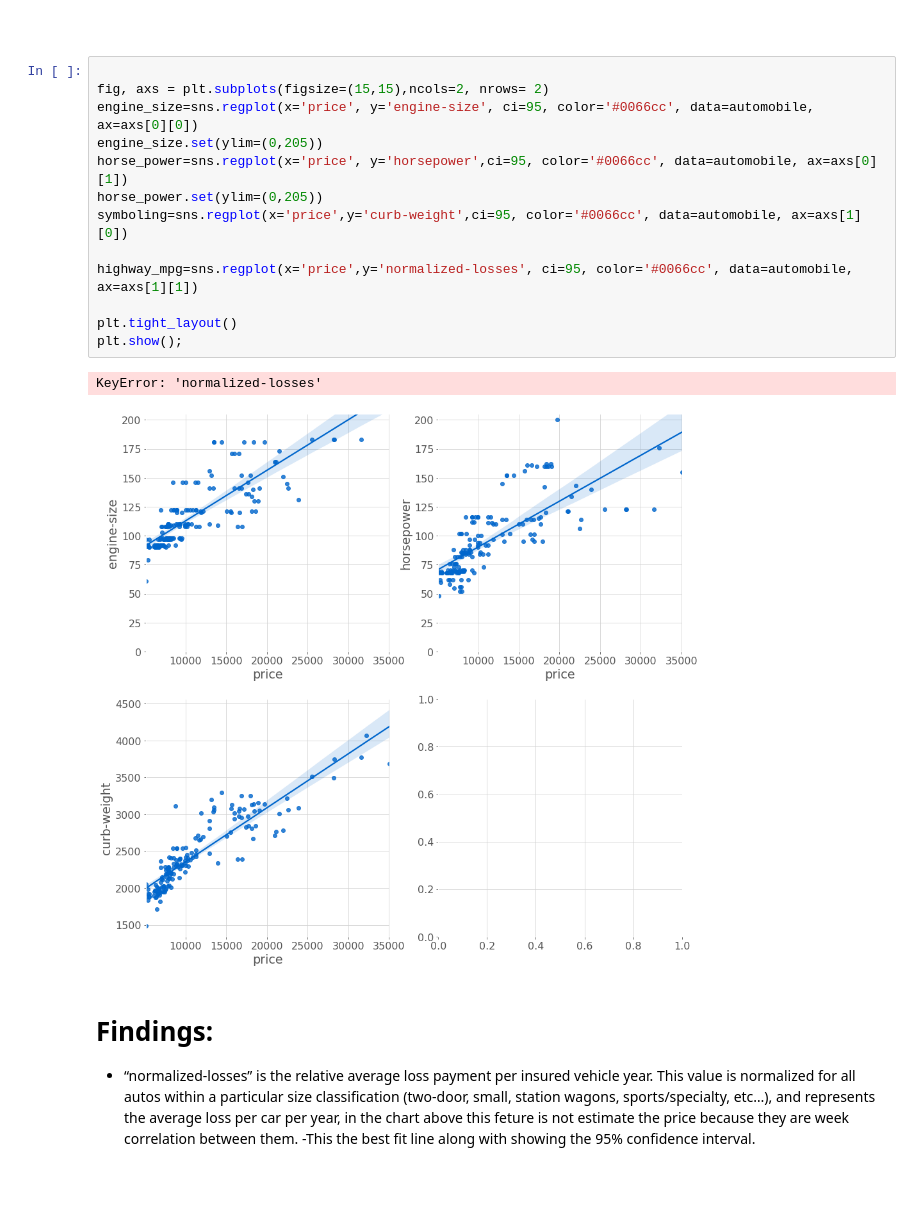
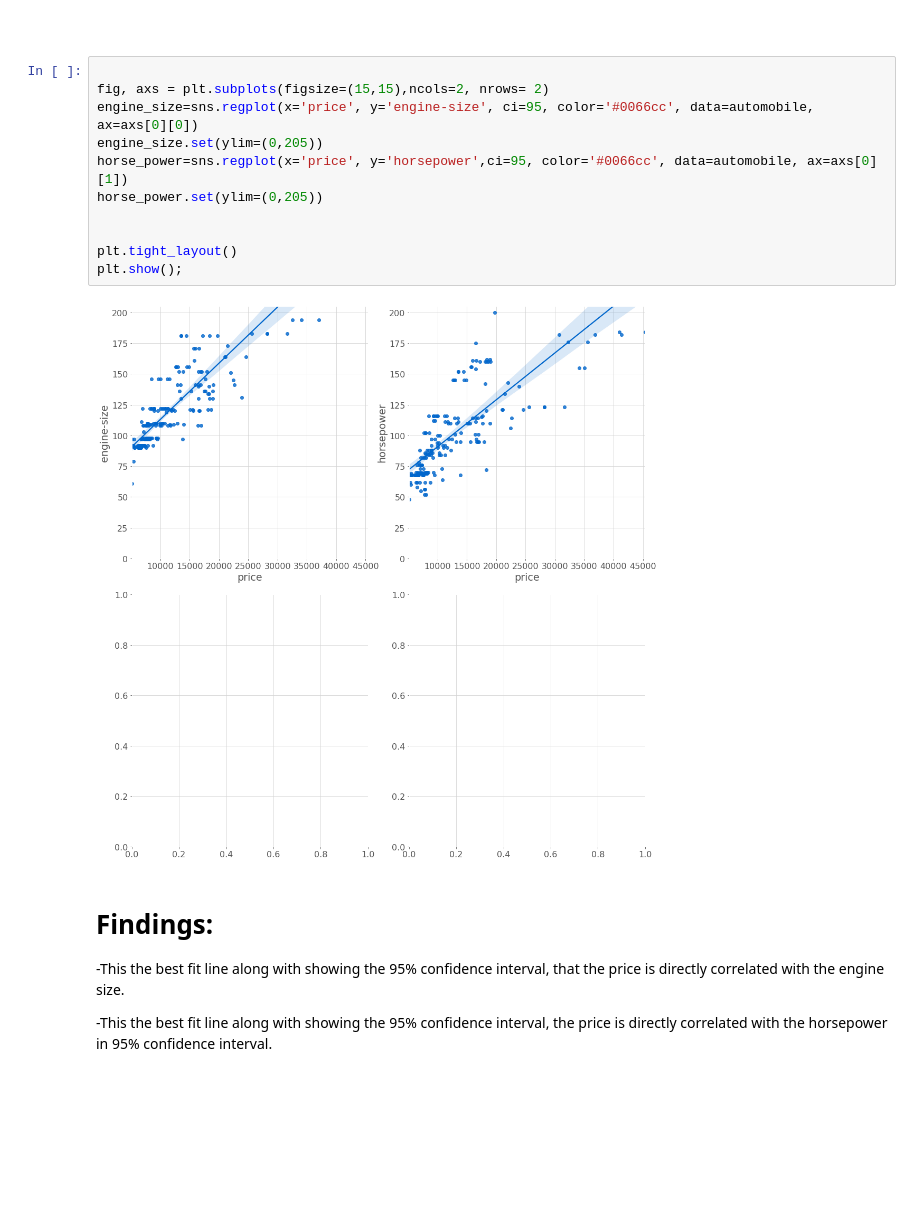
Before and after one commit to marwahfaraj/Automobile_Price_Prediction, a Jupyter notebook: unfinished_car.ipynb, the cells around one changed output. Saved outputs shown, nothing was run; the diff lists cells and outputs as text; blank space fills up the shorter version.

```diff
--- a/unfinished_car.ipynb
+++ b/unfinished_car.ipynb
@@ -493,23 +517,21 @@ sns.heatmap(automobile[['engine-size','curb-weight','num-of-cylinders','horsepow
 # %%
 
 fig, axs = plt.subplots(figsize=(15,15),ncols=2, nrows= 2)
 engine_size=sns.regplot(x='price', y='engine-size', ci=95, color='#0066cc', data=automobile, ax=axs[0][0])
 engine_size.set(ylim=(0,205))
 horse_power=sns.regplot(x='price', y='horsepower',ci=95, color='#0066cc', data=automobile, ax=axs[0][1])
 horse_power.set(ylim=(0,205))
-symboling=sns.regplot(x='price',y='curb-weight',ci=95, color='#0066cc', data=automobile, ax=axs[1][0])
 
-highway_mpg=sns.regplot(x='price',y='normalized-losses', ci=95, color='#0066cc', data=automobile, ax=axs[1][1])
 
 plt.tight_layout()
 plt.show();
 # %% [output]
-KeyError: 'normalized-losses'
-[figure, old version]
+[figure, new version]
 # %% [markdown]
 # Findings:
-- “normalized-losses” is the relative average loss payment per insured vehicle year. This value is normalized for all autos within a particular size classification (two-door, small, station wagons, sports/specialty, etc…), and represents the average loss per car per year, in the chart above this feture is not estimate the price because they are week correlation between them.
--This the best fit line along with showing the 95% confidence interval.
+-This the best fit line along with showing the 95% confidence interval, that the price is directly correlated with the engine size.
+
+-This the best fit line along with showing the 95% confidence interval, the price is directly correlated with the horsepower in 95% confidence interval.
 # %% [markdown]
 #
 # %% [markdown]
```
Also changed, not shown: parts of 35 cells of this notebook.
